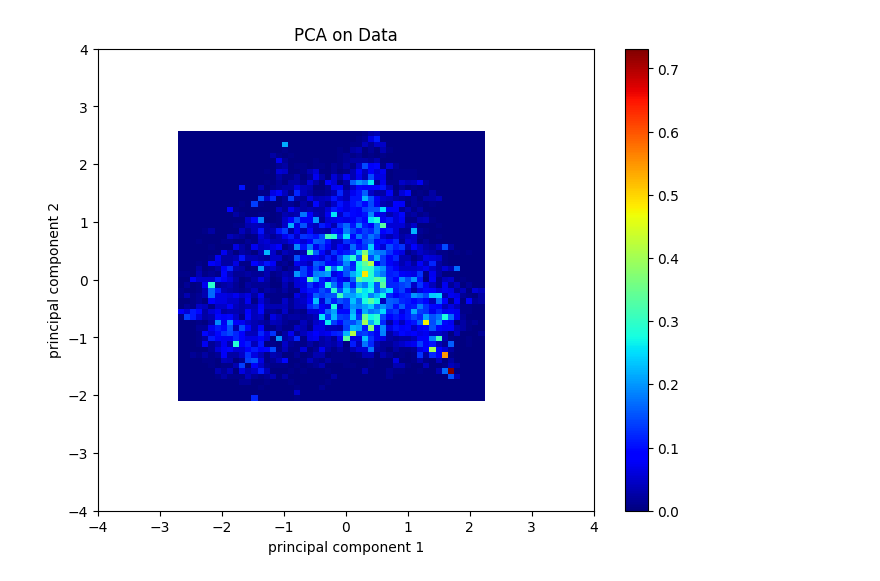
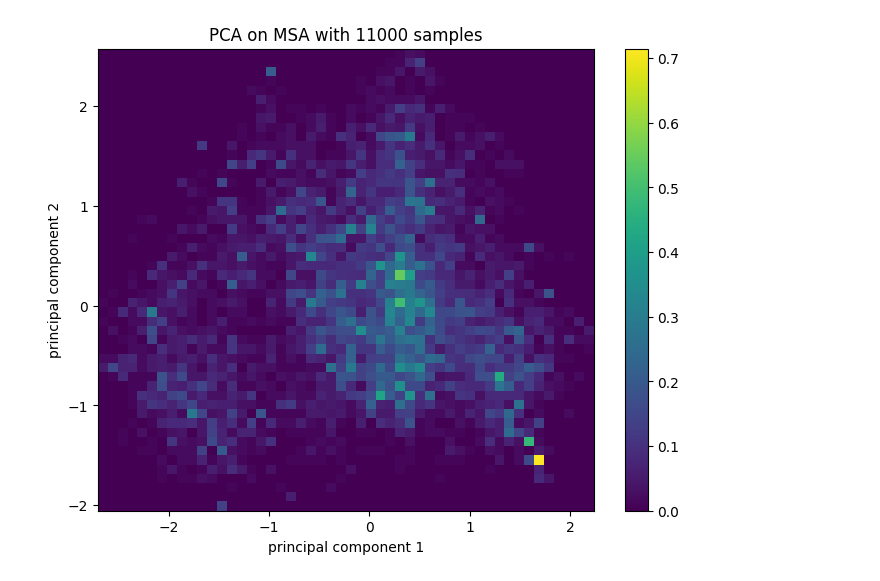
Before and after one commit to tferracina/ArDCA-Python, a Jupyter notebook: code/analyzing_results.ipynb, the cells around one changed output. Cells and saved outputs as stored; diff of their text form; code cells hidden in the pictures.

```diff
--- a/code/analyzing_results.ipynb
+++ b/code/analyzing_results.ipynb
@@ -5,6 +6,8 @@ import matplotlib.pyplot as plt
 from utils import *
 from ardca import *
 from classes import *
+# %%
+N_SEQ = 11000
 # %%
 msa_path = "../data/PF00014_mgap6.fasta.gz"
 alignment = read_fasta_alignment(msa_path, max_gap_fraction=1.0)
@@ -48,24 +17,23 @@ shape_dict = {"M": alignment.shape[0], "L": alignment.shape[1], "M_eff": M_eff}
+# %%
+# sample from MSA
+random_indices = np.random.choice(alignment2d.shape[0], size=N_SEQ, replace=False)
+random_msa_samples = alignment2d[random_indices]
 # %%
-alignment2d, _ = pca_from_onehot(alignment)
-
 fig, ax = plt.subplots(figsize=(8,6))
 h = ax.hist2d(
-    alignment2d[:, 0],
-    alignment2d[:, 1],
+    random_msa_samples[:, 0],
+    random_msa_samples[:, 1],
     bins=50,
     density=True,
-    cmap='jet'
 )
 
 ax.set(
-    title="PCA on Data",
+    title=f"PCA on MSA with {N_SEQ} samples",
     xlabel="principal component 1",
     ylabel="principal component 2",
 )
-ax.set_xticks(range(-4, 5))
-ax.set_yticks(range(-4, 5))
 
 plt.colorbar(h[3], ax=ax)
 plt.show()
 # %% [output]
-[figure, old version]
+[figure, new version]
```
Also changed, not shown: parts of 9 cells of this notebook, 4 other files.
